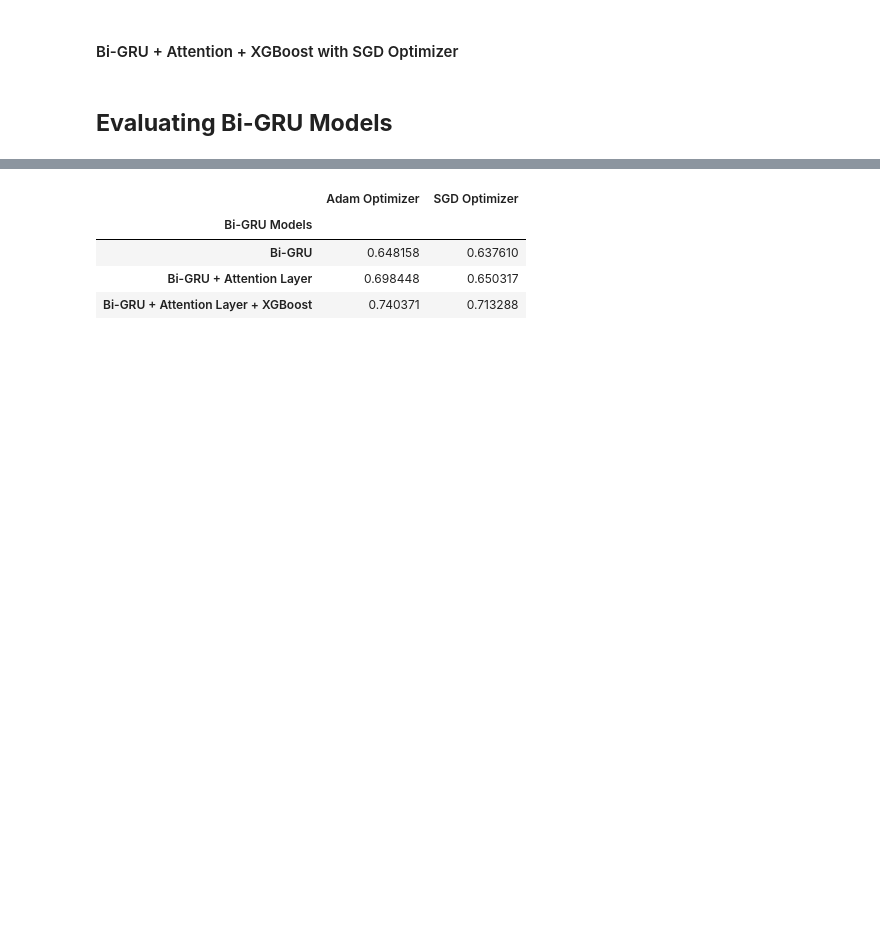
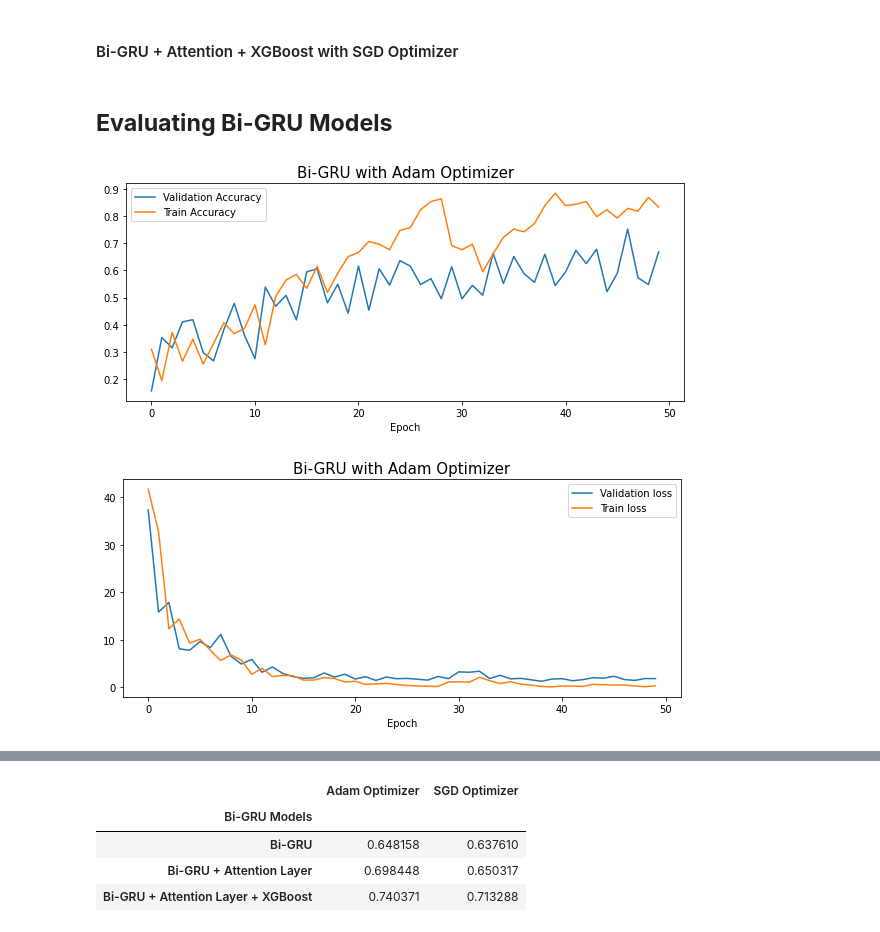
Before and after one commit to yashmaniya0/Respiratory-Sound-Classification-with-BiGRU-and-BiLSTMs, a Jupyter notebook: respiratory_sound_classification.ipynb, the cells around one changed output, grey strips where cells are left out. Cells and saved outputs as stored; diff of their text form; code cells hidden in the pictures; blank space fills up the shorter version.

```diff
--- a/respiratory_sound_classification.ipynb
+++ b/respiratory_sound_classification.ipynb
@@ -1073,3 +1083,29 @@ biGRU_model3_SGD.fit(X_train, Y_train, xgb_model = XGB())
 biGRU_xgb_preds_SGD = biGRU_model3_SGD.predict(X)
 # %% [markdown]
 ## **Evaluating Bi-GRU Models**
+# %%
+train_acc = biGRU_dff1_adam['accuracy']
+val_acc = biGRU_dff1_adam['val_accuracy']
+
+train_loss = biGRU_dff1_adam['loss']
+val_loss = biGRU_dff1_adam['val_loss']
+
+
+plt.figure(figsize=(10,4))
+plt.title('Bi-GRU with Adam Optimizer',fontsize=15)
+plt.plot(range(len(val_acc)), val_acc, label='Validation Accuracy')
+plt.plot(range(len(train_acc)), train_acc, label='Train Accuracy')
+plt.legend()
+plt.xlabel('Epoch')
+plt.show()
+
+plt.figure(figsize=(10,4))
+plt.title('Bi-GRU with Adam Optimizer',fontsize=15)
+plt.plot(range(len(val_acc)), val_loss, label='Validation loss')
+plt.plot(range(len(train_acc)), train_loss, label='Train loss')
+plt.legend()
+plt.xlabel('Epoch')
+plt.show()
+# %% [output]
+[figure, added]
+[figure, added]
```
Also changed, not shown: parts of 7 cells of this notebook.
